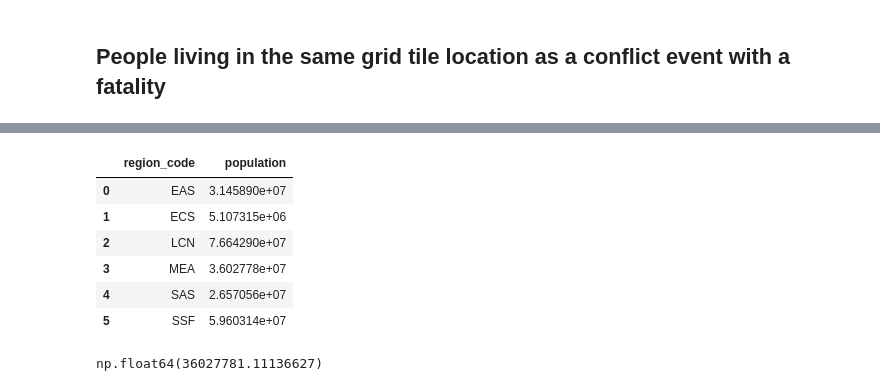
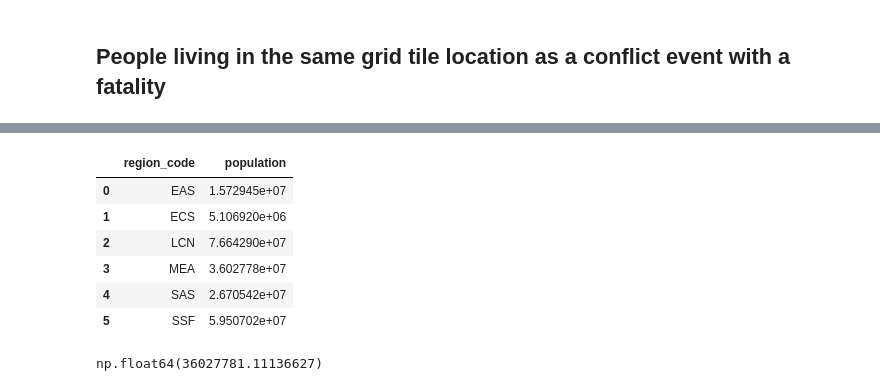
Before and after one commit to worldbank/MENA-FCV-economic-monitor, a Jupyter notebook: notebooks/conflict/acled_report_global.ipynb, the cells around one changed output, grey strips where cells are left out. Saved outputs shown, nothing was run; the diff lists cells and outputs as text; code cells hidden in the pictures.

```diff
--- a/notebooks/conflict/acled_report_global.ipynb
+++ b/notebooks/conflict/acled_report_global.ipynb
@@ -456,9 +440,9 @@ global_df.shape
 # %%
-global_national_quad12 = processing.get_acled_by_group(global_df, ['country', 'country_code', 'region_code', 'wb_region', 'index'])
+global_national_quad12 = processing.get_acled_by_group(data, ['country', 'country_code', 'region_code', 'wb_region', 'index'])
 global_national_quad12['nrEvents'].sum()
 global_national_quad12_10f = global_national_quad12[global_national_quad12['nrFatalities']>=10]
 
-global_regional_quad12 = processing.get_acled_by_group(global_df, [ 'region_code', 'wb_region', 'index'])
+global_regional_quad12 = processing.get_acled_by_group(data, [ 'region_code', 'wb_region', 'index'])
 global_regional_quad12['nrEvents'].sum()
 global_regional_quad12_10f = global_regional_quad12[global_regional_quad12['nrFatalities']>=10]
 # %%
@@ -489,6 +473,8 @@ Countries in wb_regions but not in conflict_national_q13: {'SEN', 'GUY', 'GEO',
 # %%
 pop = pd.read_csv('../../data/population/polygons/global_pop_quad12.csv', dtype={'index':str})
 countries_with_10f_quad12 = list(global_national_quad12_10f['country_code'].unique())
+pop.drop(columns=['Unnamed: 0'], inplace=True, errors='ignore')
+pop = pop.drop_duplicates()
 
 #pop = pop[pop['country_code'].isin(countries_with_10f_quad12)]
 #set(pop['country_code'].unique()) - set(countries_with_10f_quad12)
@@ -525,21 +508,28 @@ def get_impacted_population(conflict, population, pop_total):
     #merged.loc[merged['country']=='Palestine', 'country'] = 'West Bank and Gaza'
 
     return merged, impacted
-# %%
-country_code_mapping = wb_regions[['country_code', 'country_name']].set_index('country_code').to_dict()['country_name']
-
-impact_key, impacted_quad12 = get_impacted_population(global_national_quad12_10f,pop, pop_national_total)
-impacted_quad12['country'] = impacted_quad12['country_code'].map(country_code_mapping)
+# %%
+impacted_quad12_no_merge = pd.DataFrame()
+for region_code in pop.region_code.unique():
+    idxs = global_national_quad12_10f[global_national_quad12_10f['region_code']==region_code]['index']
+    pop_region_high_fat = pop[(pop['index'].isin(idxs))&(pop['region_code']==region_code)]
+    impacted_quad12_no_merge = pd.concat([impacted_quad12_no_merge, pop_region_high_fat], ignore_index=True)
+
+region_code_name_mapping = wb_regions[['region_code', 'region_name']].drop_duplicates().set_index(['region_code']).to_dict()['region_name']
+
+
+impacted_quad12_no_merge['country'] = impacted_quad12_no_merge['country_code'].map(country_code_mapping)
+impacted_quad12_no_merge['region'] = impacted_quad12_no_merge['region_code'].map(region_code_name_mapping)
 # %%
 high_fat = list(global_regional_quad12_10f['index'].unique())
 high_fat_countries = list(global_national_quad12_10f['country_code'].unique())
 
-impacted_quad12.groupby(['region_code'])['population'].sum().reset_index()
+impacted_quad12_no_merge.groupby(['region_code'])['population'].sum().reset_index()
 # %% [output]
 |  | region_code | population |
-| 0 | EAS | 3.145890e+07 |
-| 1 | ECS | 5.107315e+06 |
+| 0 | EAS | 1.572945e+07 |
+| 1 | ECS | 5.106920e+06 |
 | 2 | LCN | 7.664290e+07 |
 | 3 | MEA | 3.602778e+07 |
-| 4 | SAS | 2.657056e+07 |
-| 5 | SSF | 5.960314e+07 |
+| 4 | SAS | 2.670542e+07 |
+| 5 | SSF | 5.950702e+07 |
```
Also changed, not shown: parts of 31 cells of this notebook, 2 other files.
